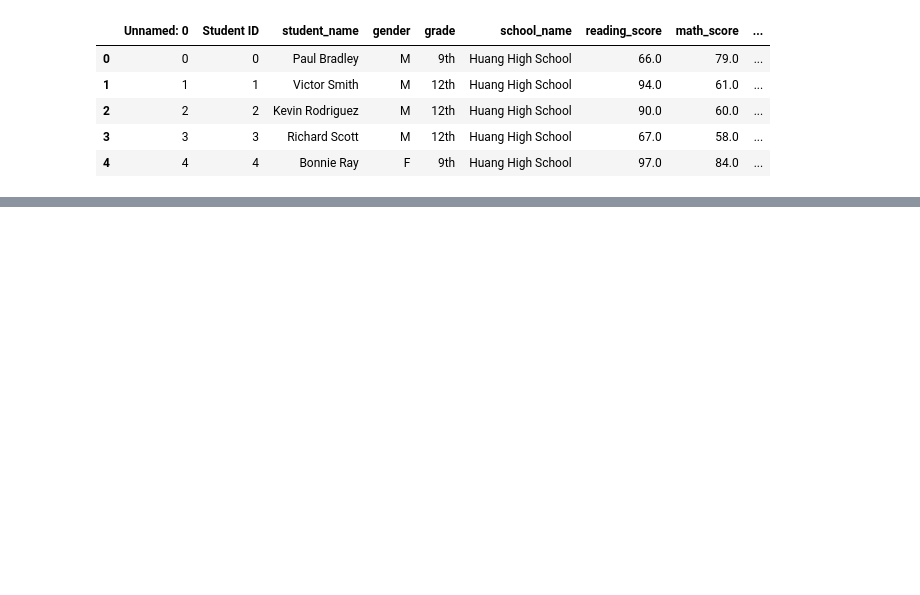
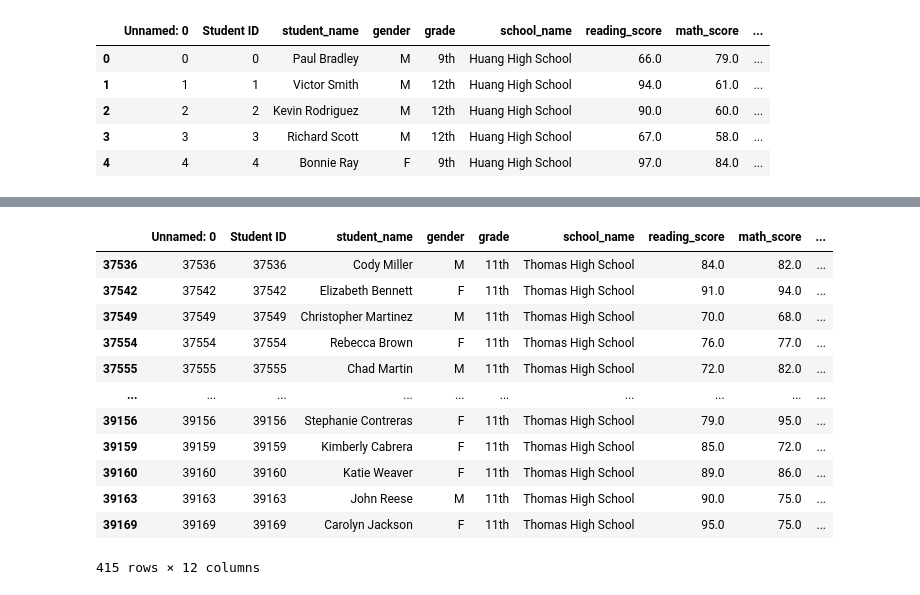
Before and after one commit to paolaescamilla/School_District_Analysis, a Jupyter notebook: PyCitySchools_Challenge.ipynb, the cells around one changed output, grey strips where cells are left out. Saved outputs shown, nothing was run; the diff lists cells and outputs as text; code cells hidden in the pictures; blank space fills up the shorter version.

```diff
--- a/PyCitySchools_Challenge.ipynb
+++ b/PyCitySchools_Challenge.ipynb
@@ -211,0 +265,17 @@ per_school_summary_df
+# %%
+eleventh_graders=school_data_complete_df[(school_data_complete_df['grade']== '11th') & (school_data_complete_df['school_name']== 'Thomas High School')]
+eleventh_graders
+# %% [output]
+|  | Unnamed: 0 | Student ID | student_name | gender | grade | school_name | reading_score | math_score | ... |
+| 37536 | 37536 | 37536 | Cody Miller | M | 11th | Thomas High School | 84.0 | 82.0 | ... |
+| 37542 | 37542 | 37542 | Elizabeth Bennett | F | 11th | Thomas High School | 91.0 | 94.0 | ... |
+| 37549 | 37549 | 37549 | Christopher Martinez | M | 11th | Thomas High School | 70.0 | 68.0 | ... |
+| 37554 | 37554 | 37554 | Rebecca Brown | F | 11th | Thomas High School | 76.0 | 77.0 | ... |
+| 37555 | 37555 | 37555 | Chad Martin | M | 11th | Thomas High School | 72.0 | 82.0 | ... |
+| ... | ... | ... | ... | ... | ... | ... | ... | ... | ... |
+| 39156 | 39156 | 39156 | Stephanie Contreras | F | 11th | Thomas High School | 79.0 | 95.0 | ... |
+| 39159 | 39159 | 39159 | Kimberly Cabrera | F | 11th | Thomas High School | 85.0 | 72.0 | ... |
+| 39160 | 39160 | 39160 | Katie Weaver | F | 11th | Thomas High School | 89.0 | 86.0 | ... |
+| 39163 | 39163 | 39163 | John Reese | M | 11th | Thomas High School | 90.0 | 75.0 | ... |
+| 39169 | 39169 | 39169 | Carolyn Jackson | F | 11th | Thomas High School | 95.0 | 75.0 | ... |
+415 rows × 12 columns
```
Also changed, not shown: parts of 29 cells of this notebook.
